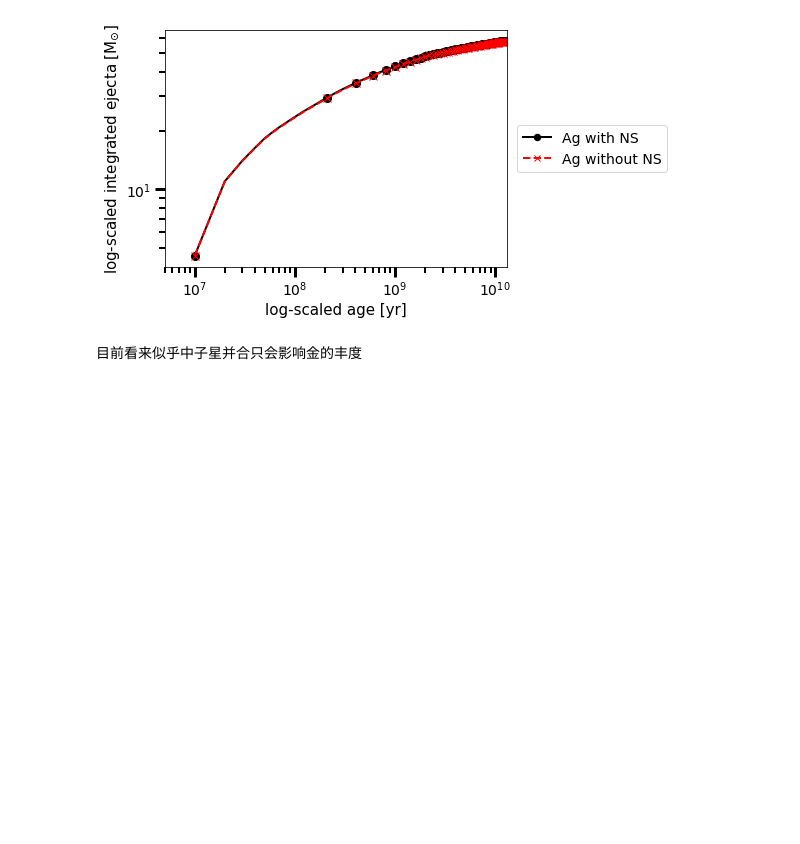
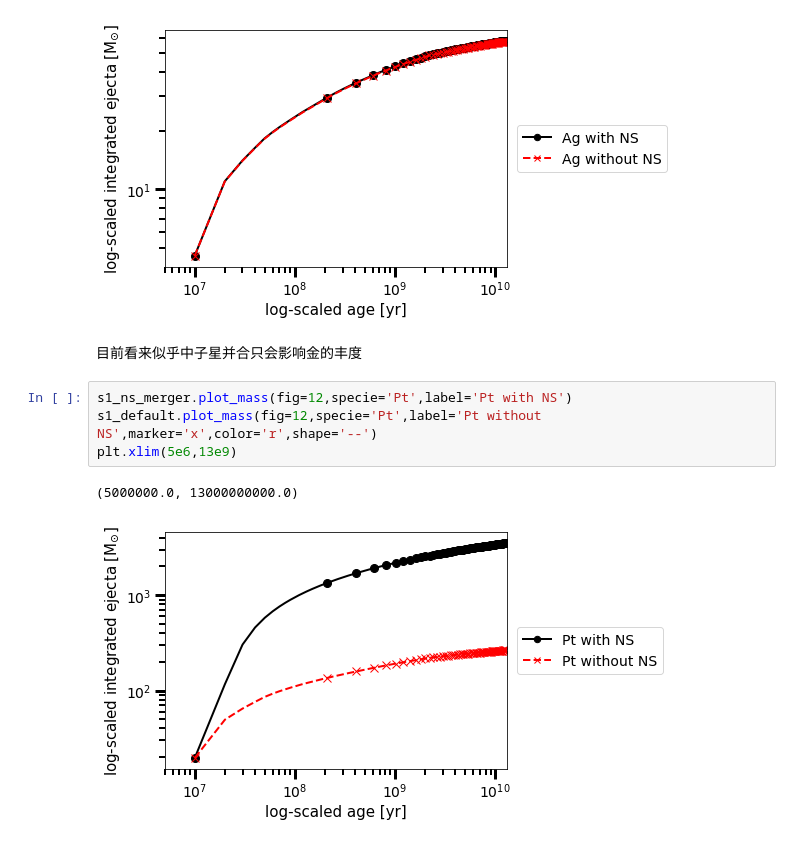
Before and after one commit to GuoZiYi-astro/GCE, a Jupyter notebook: sygma_teaching_first_steps.ipynb, the cells around one changed output. Drawn from its saved outputs; the diff is of its cells as text; blank space fills up the shorter version.

```diff
--- a/sygma_teaching_first_steps.ipynb
+++ b/sygma_teaching_first_steps.ipynb
@@ -357,3 +357,10 @@ plt.xlim(5e6,13e9)
 [figure]
 # %% [markdown]
 目前看来似乎中子星并合只会影响金的丰度
+# %%
+s1_ns_merger.plot_mass(fig=12,specie='Pt',label='Pt with NS')
+s1_default.plot_mass(fig=12,specie='Pt',label='Pt without NS',marker='x',color='r',shape='--')
+plt.xlim(5e6,13e9)
+# %% [output]
+(5000000.0, 13000000000.0)
+[figure, added]
```
Also changed, not shown: parts of 6 cells of this notebook.
